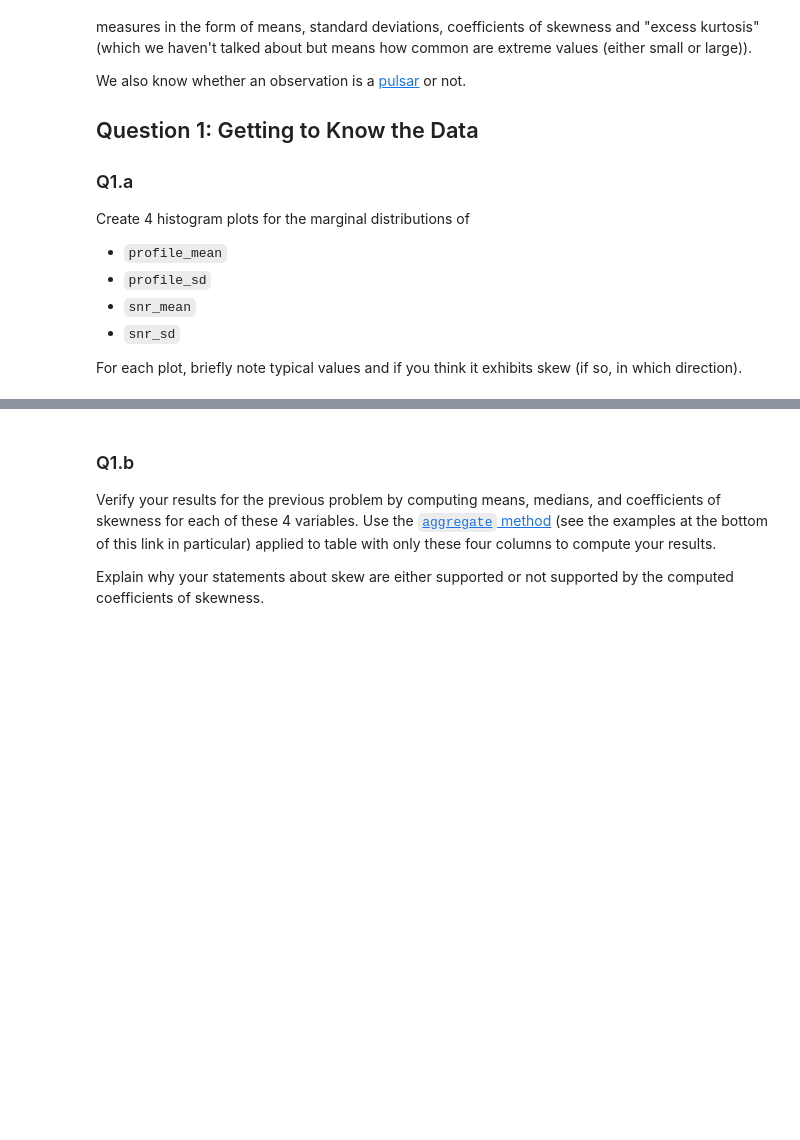
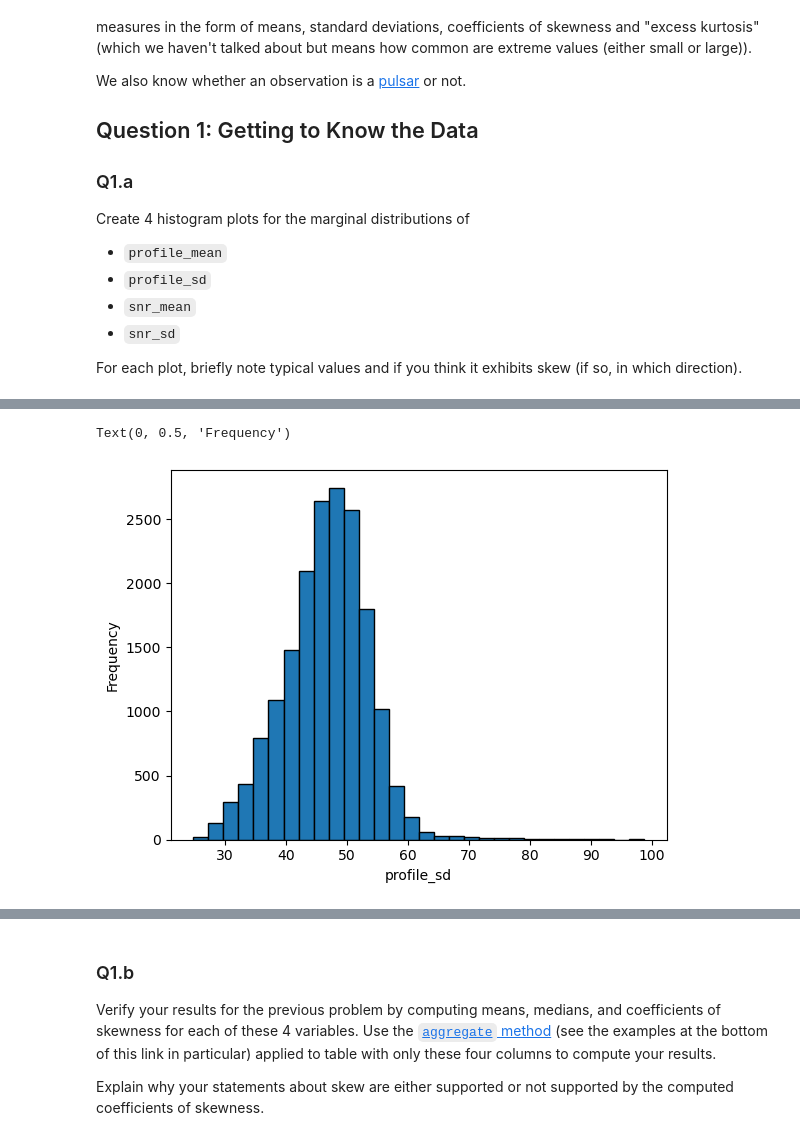
Before and after one commit to zhuol0129/homework-07-ZL, a Jupyter notebook: hw07.ipynb, the cells around one changed output, grey strips where cells are left out. Saved outputs shown, nothing was run; the diff lists cells and outputs as text; code cells hidden in the pictures; blank space fills up the shorter version.

```diff
--- a/hw07.ipynb
+++ b/hw07.ipynb
@@ -61,0 +65,10 @@ For each plot, briefly note typical values and if you think it exhibits skew (if
+# %%
+# profile_sd
+plt.hist(htru['profile_sd'], bins=30, edgecolor='k')
+plt.xlabel('profile_sd')
+plt.ylabel('Frequency')
+
+# typical values is 48, the plot is right skewed.
+# %% [output]
+Text(0, 0.5, 'Frequency')
+[figure, added]
```
Also changed, not shown: parts of 27 cells of this notebook.
